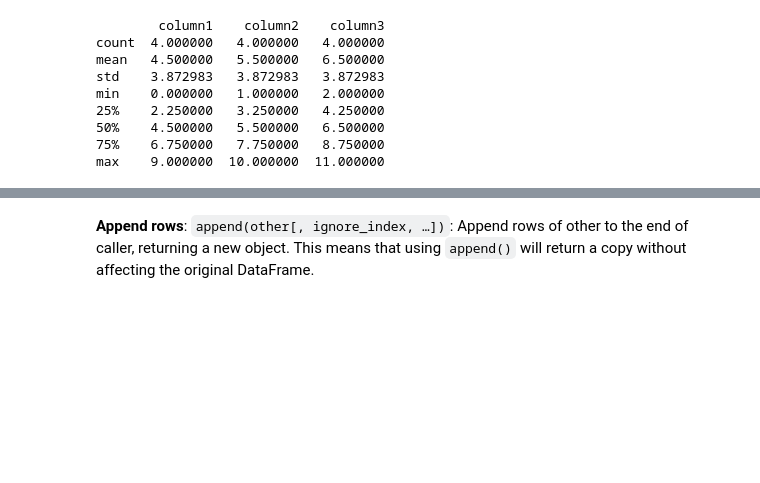
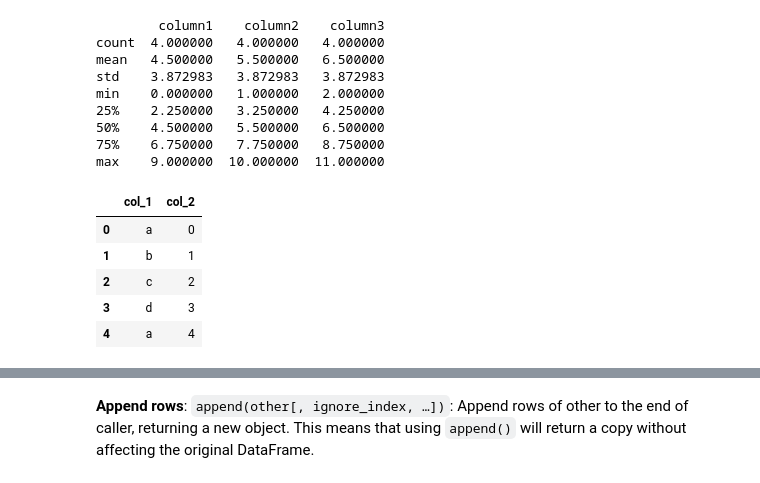
Before and after one commit to albertofernandezvillan/computer-vision-and-deep-learning-course, a Jupyter notebook: pandas_introduction.ipynb, the cells around one changed output, grey strips where cells are left out. Saved outputs shown, nothing was run; the diff lists cells and outputs as text; code cells hidden in the pictures; blank space fills up the shorter version.

```diff
--- a/pandas_introduction.ipynb
+++ b/pandas_introduction.ipynb
@@ -401,3 +428,13 @@ min    0.000000   1.000000   2.000000
 50%    4.500000   5.500000   6.500000
 75%    6.750000   7.750000   8.750000
 max    9.000000  10.000000  11.000000
+# %%
+df = pd.DataFrame({'col_1':['a', 'b', 'c', 'd', 'a'], 'col_2': np.arange(5)})
+df
+# %% [output]
+|  | col_1 | col_2 |
+| 0 | a | 0 |
+| 1 | b | 1 |
+| 2 | c | 2 |
+| 3 | d | 3 |
+| 4 | a | 4 |
```
Also changed, not shown: parts of 36 cells of this notebook.
